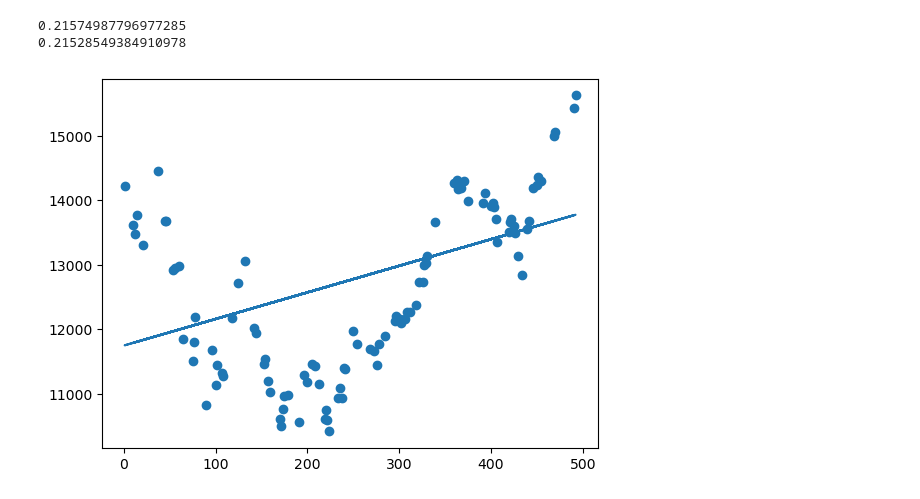
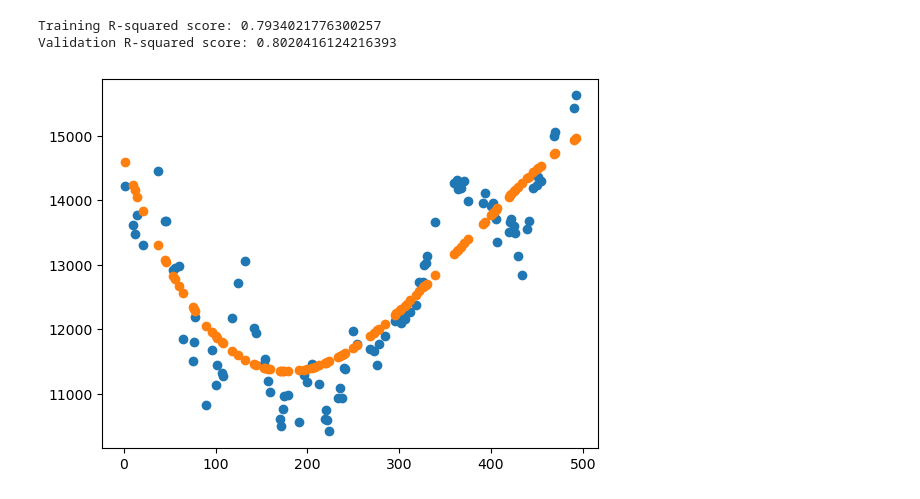
Before and after one commit to code4ry/FinRL-RegressionModels, a Jupyter notebook: Bayessian Model/create_data.ipynb, the cells around one changed output. Drawn from its saved outputs; the diff is of its cells as text; code cells hidden in the pictures.

Commit message:
Fixed Model for polynomials
Using polynomial features for models, I was able to use curve fitting for bayesian model.

```diff
--- a/notebooks/create_data.ipynb
+++ b/Bayessian Model/create_data.ipynb
@@ -34,43 +37,48 @@ plt.show()
 [figure]
-# %%
-from sklearn.model_selection import train_test_split
-
-from sklearn.linear_model import BayesianRidge, LinearRegression
-
-
-X_train, X_valid, y_train, y_valid = train_test_split(df["Days"], df["High"], train_size=0.8, test_size=0.2, random_state=0)
-
-
-
-X_train = np.array(X_train)
-y_train = np.array(y_train)
-
-
-X_valid = np.array(X_valid)
-y_valid = np.array(y_valid)
-
-
-
-lin = LinearRegression(n_jobs= 30)
-lin.fit(X_train.reshape(-1, 1), y_train)
-
-bay = BayesianRidge(n_iter=30)
-bay.fit(X_train.reshape(-1, 1), y_train)
-
-pred = lin.predict(X_valid.reshape(-1,1))
-
-pred_bay = bay.predict(X_valid.reshape(-1, 1))
-
-
-print(lin.score(X_valid.reshape(-1,1), y_valid))
-print(bay.score(X_valid.reshape(-1, 1), y_valid))
-# %% [output]
-0.21574987796977285
-0.21528549384910978
+# %%
+import numpy as np
+import pandas as pd
+from sklearn.model_selection import train_test_split
+from sklearn.linear_model import BayesianRidge
+from sklearn.preprocessing import PolynomialFeatures
+from sklearn.metrics import r2_score
+
+# Assuming df contains historical stock price data with columns 'Days' and 'High'
+
+# Extract features and target variable
+X = df[['Days']]
+y = df['High']
+
+# Split the data into training and validation sets
+X_train, X_valid, y_train, y_valid = train_test_split(X, y, train_size=0.8, test_size=0.2, random_state=0)
+
+# Initialize polynomial features
+poly = PolynomialFeatures(degree=3)  # Adjust degree as needed
+
+# Transform features to capture non-linear relationships
+X_train_poly = poly.fit_transform(X_train)
+X_valid_poly = poly.transform(X_valid)
+
+# Initialize and train the Bayesian Ridge regression model
+bayesian_ridge = BayesianRidge(n_iter=300)
+bayesian_ridge.fit(X_train_poly, y_train)
+
+# Make predictions
+pred_train = bayesian_ridge.predict(X_train_poly)
+pred_valid = bayesian_ridge.predict(X_valid_poly)
+
+# Evaluate the model
+train_r2 = r2_score(y_train, pred_train)
+valid_r2 = r2_score(y_valid, pred_valid)
+print("Training R-squared score:", train_r2)
+print("Validation R-squared score:", valid_r2)
+# %% [output]
+Training R-squared score: 0.7934021776300257
+Validation R-squared score: 0.8020416124216393
 # %%
 fig, ax = plt.subplots()
-ax.plot(X_valid, pred_bay)
 ax.scatter(X_valid, y_valid)
+ax.scatter(X_valid, pred_valid)
 plt.show()
 # %% [output]
-[figure, old version]
+[figure, new version]
```
Also changed, not shown: parts of 1 cell of this notebook, 4 other files.
